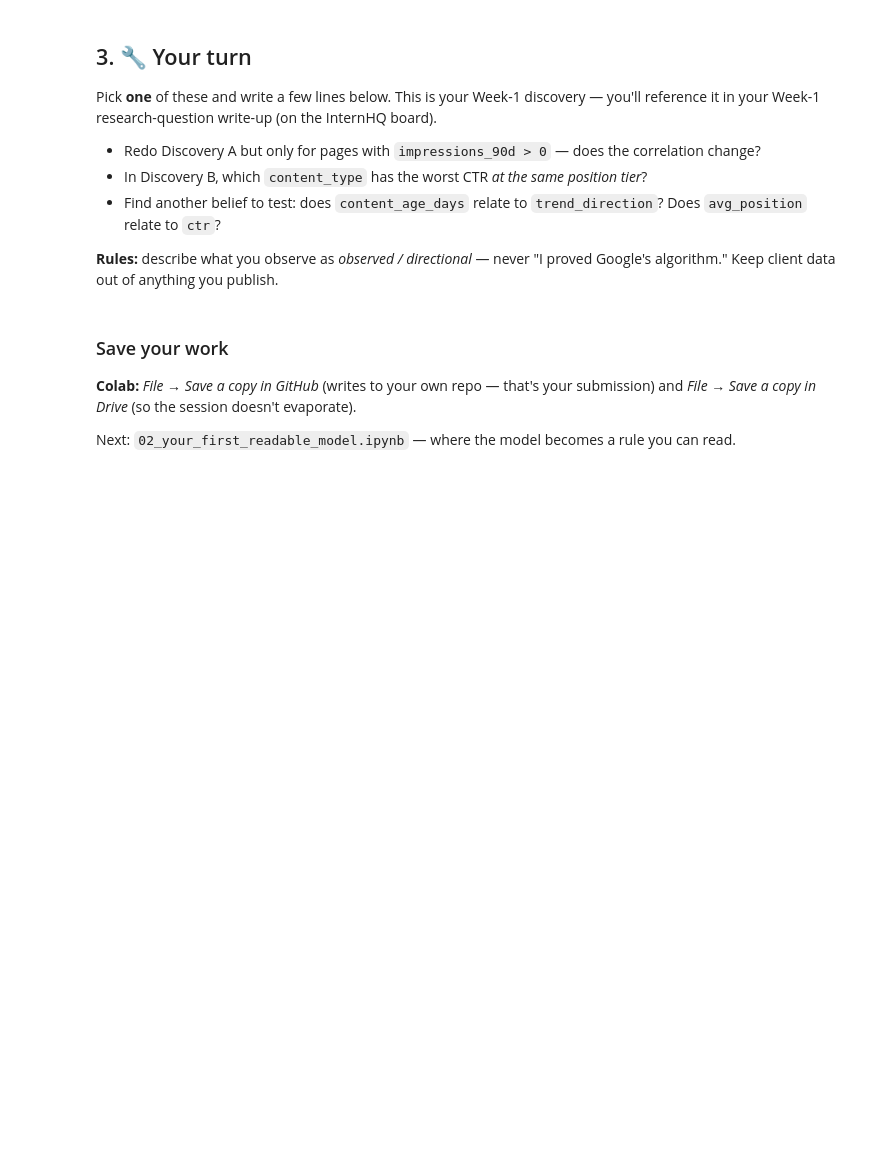
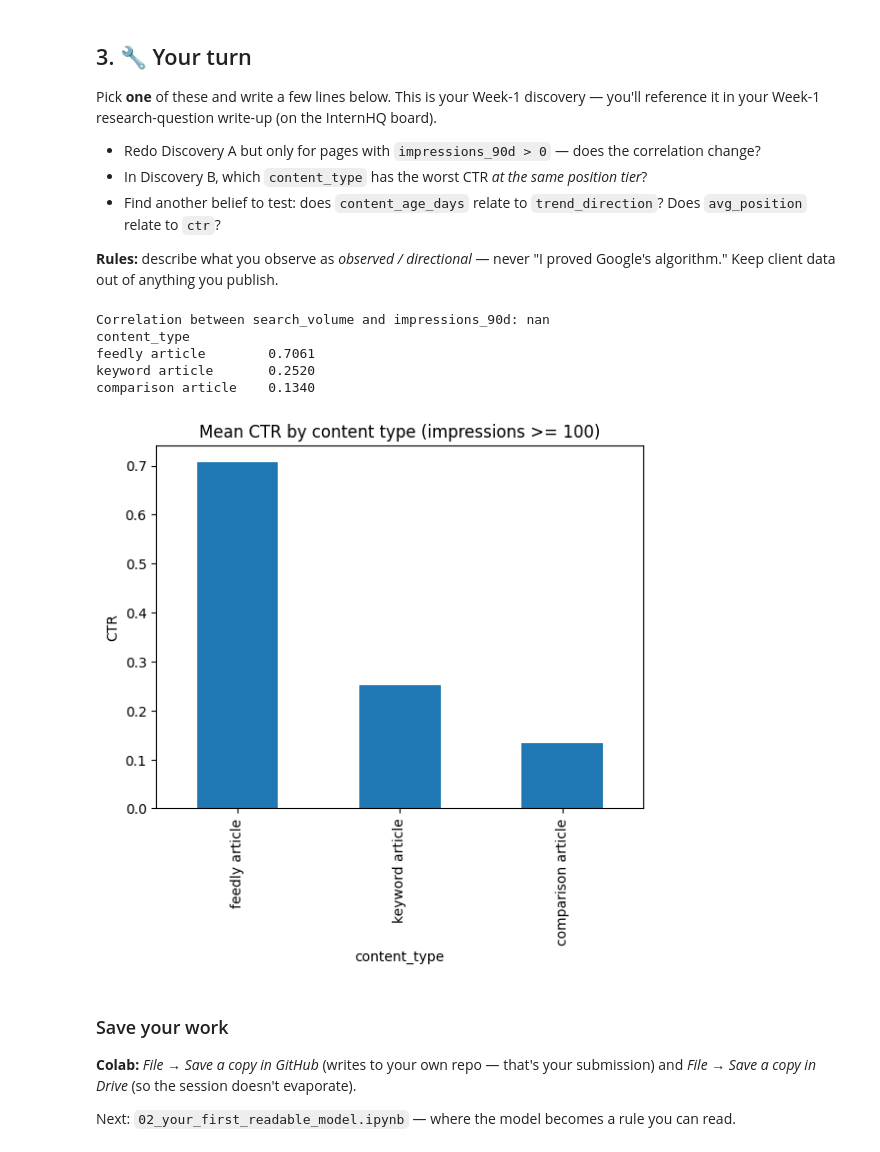
Before and after one commit to MahammadMaga/FlyRank-ML, a Jupyter notebook: notebooks/01_first_look_and_discovery.ipynb, the cells around one changed output. Cells and saved outputs as stored; diff of their text form; code cells hidden in the pictures; blank space fills up the shorter version.

```diff
--- a/notebooks/01_first_look_and_discovery.ipynb
+++ b/notebooks/01_first_look_and_discovery.ipynb
@@ -102,3 +156,19 @@ Pick **one** of these and write a few lines below. This is your Week-1 discovery
+# %%
+# Your discovery here
+corr = df["search_volume"].corr(df["impressions_90d"] > 0)
+print(f"Correlation between search_volume and impressions_90d: {corr}")
+
+visible = df[df["impressions_90d"] >= 100]
+ctr_by_cont = visible.groupby("content_type")["ctr"].mean().sort_values(ascending=False)
+print(ctr_by_cont.round(4).to_string())
+ctr_by_cont.plot(kind="bar", title="Mean CTR by content type (impressions >= 100)", ylabel="CTR");
+# %% [output]
+Correlation between search_volume and impressions_90d: nan
+content_type
+feedly article        0.7061
+keyword article       0.2520
+comparison article    0.1340
+[figure, added]
 # %% [markdown]
 ### Save your work
 **Colab:** *File → Save a copy in GitHub* (writes to your own repo — that's your submission) and *File → Save a copy in Drive* (so the session doesn't evaporate).
```
Also changed, not shown: parts of 9 cells of this notebook.
